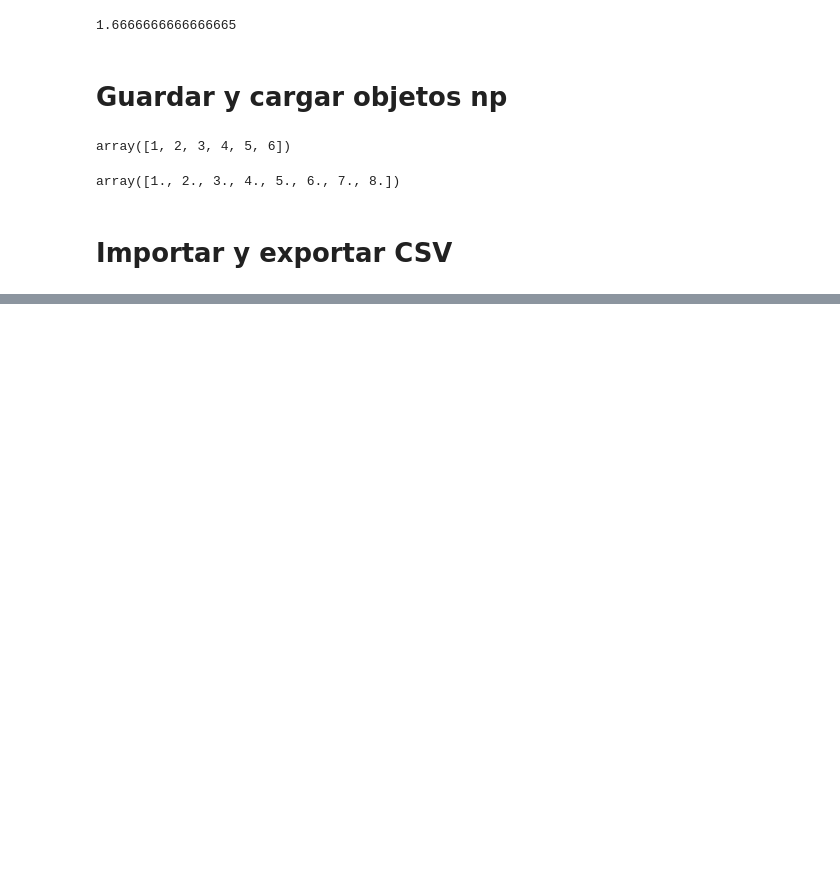
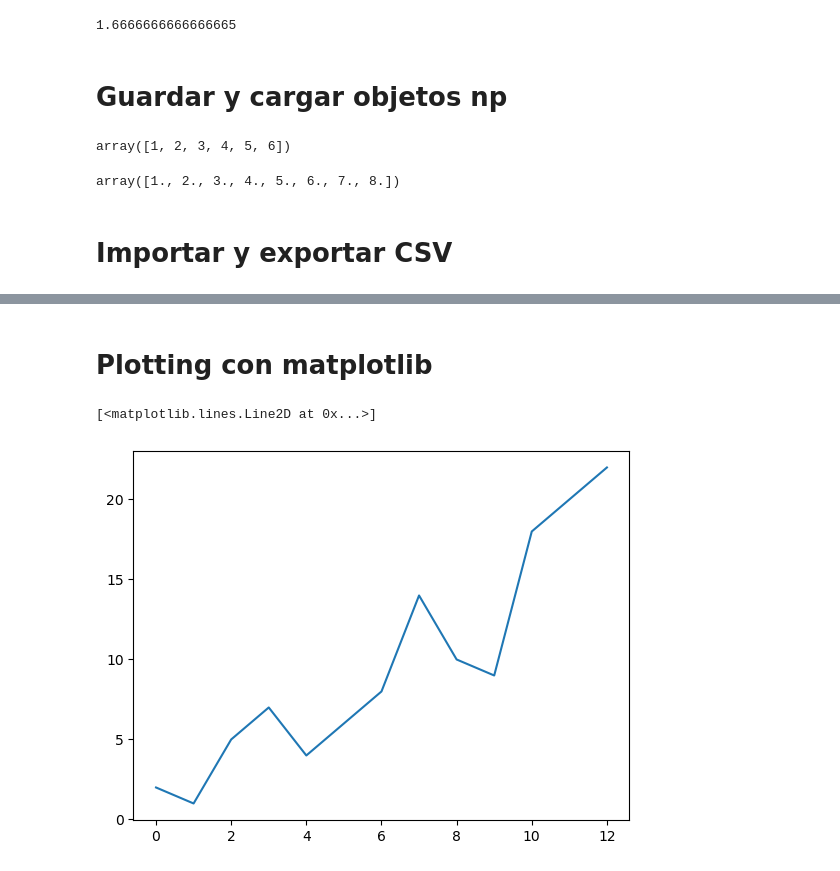
Before and after one commit to EstebanGomezVal/Modelado_datos_Valerio, a Jupyter notebook: Librerias/Numpy/Numpy.ipynb, the cells around one changed output, grey strips where cells are left out. Cells and saved outputs as stored; diff of their text form; code cells hidden in the pictures; blank space fills up the shorter version.

```diff
--- a/Librerias/Numpy/Numpy.ipynb
+++ b/Librerias/Numpy/Numpy.ipynb
@@ -663,0 +708,4 @@ print(x)
+# %% [markdown]
+# Plotting con matplotlib
+# %%
+a = np.array([2, 1, 5, 7, 4, 6, 8, 14, 10, 9, 18, 20, 22])
@@ -663,0 +714,5 @@ print(x)
+# %%
+plt.plot(a)
+# %% [output]
+[<matplotlib.lines.Line2D at 0x...>]
+[figure, added]
```
Also changed, not shown: parts of 17 cells of this notebook.
